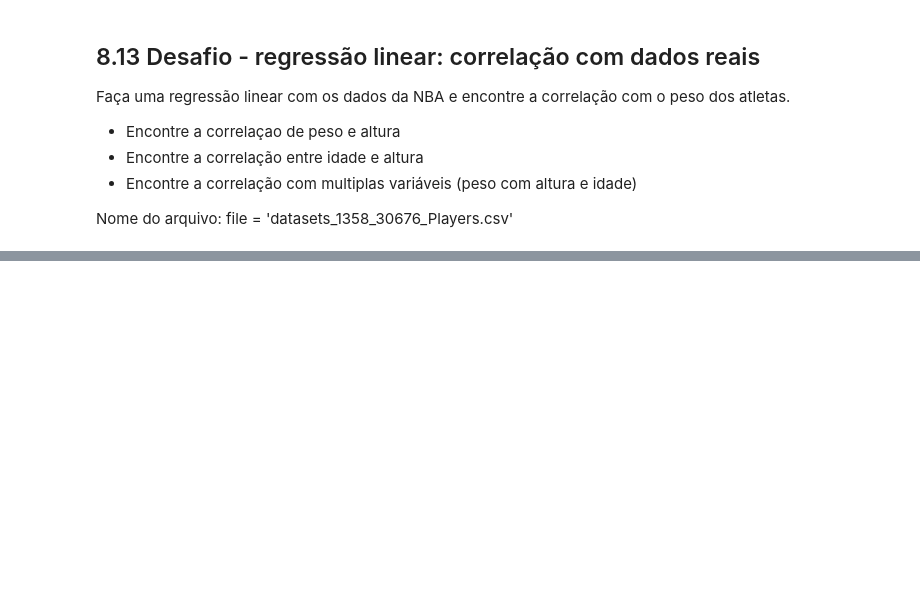
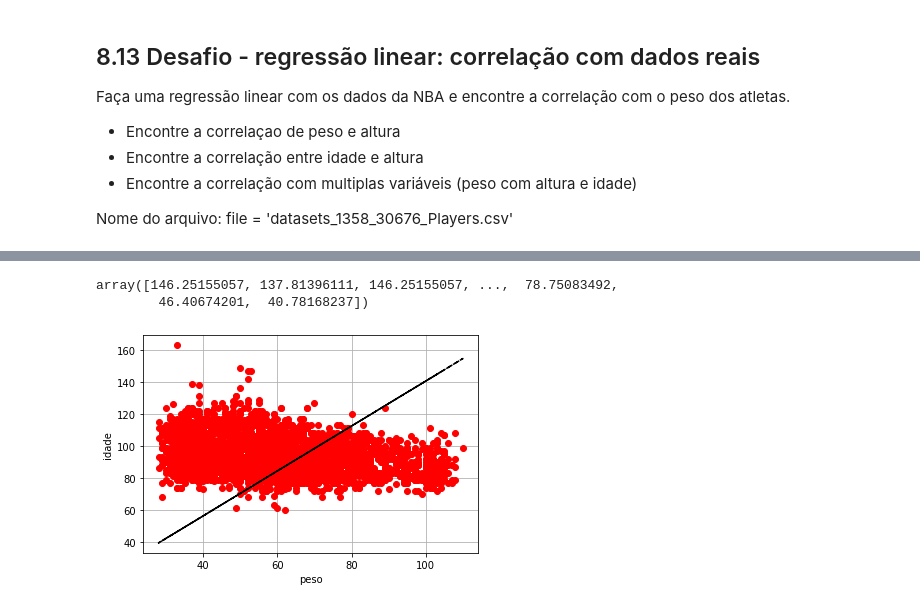
Before and after one commit to gabriel-apereira/cursos-realizados, a Jupyter notebook: python-para-engeheiros-e-cientista-basico-ao-avançado/Notebooks/8 - Fundamento Pandas.ipynb, the cells around one changed output, grey strips where cells are left out. Saved outputs shown, nothing was run; the diff lists cells and outputs as text; code cells hidden in the pictures; blank space fills up the shorter version.

```diff
--- a/python-para-engeheiros-e-cientista-basico-ao-avançado/Notebooks/8 - Fundamento Pandas.ipynb
+++ b/python-para-engeheiros-e-cientista-basico-ao-avançado/Notebooks/8 - Fundamento Pandas.ipynb
@@ -1379,0 +1517,17 @@ Nome do arquivo: file = 'datasets_1358_30676_Players.csv'
+# %%
+estatistica2.predict()
+# %% [output]
+array([146.25155057, 137.81396111, 146.25155057, ...,  78.75083492,
+        46.40674201,  40.78168237])
+# %%
+plt.figure()
+
+plt.plot(nba_df['age'],nba_df['weight'],'ro')
+plt.plot(nba_df['age'],estatistica2.predict(),'k--')
+plt.ylabel('idade')
+plt.xlabel('peso')
+plt.grid()
+
+plt.show()
+# %% [output]
+[figure, added]
```
Also changed, not shown: parts of 16 cells of this notebook.
